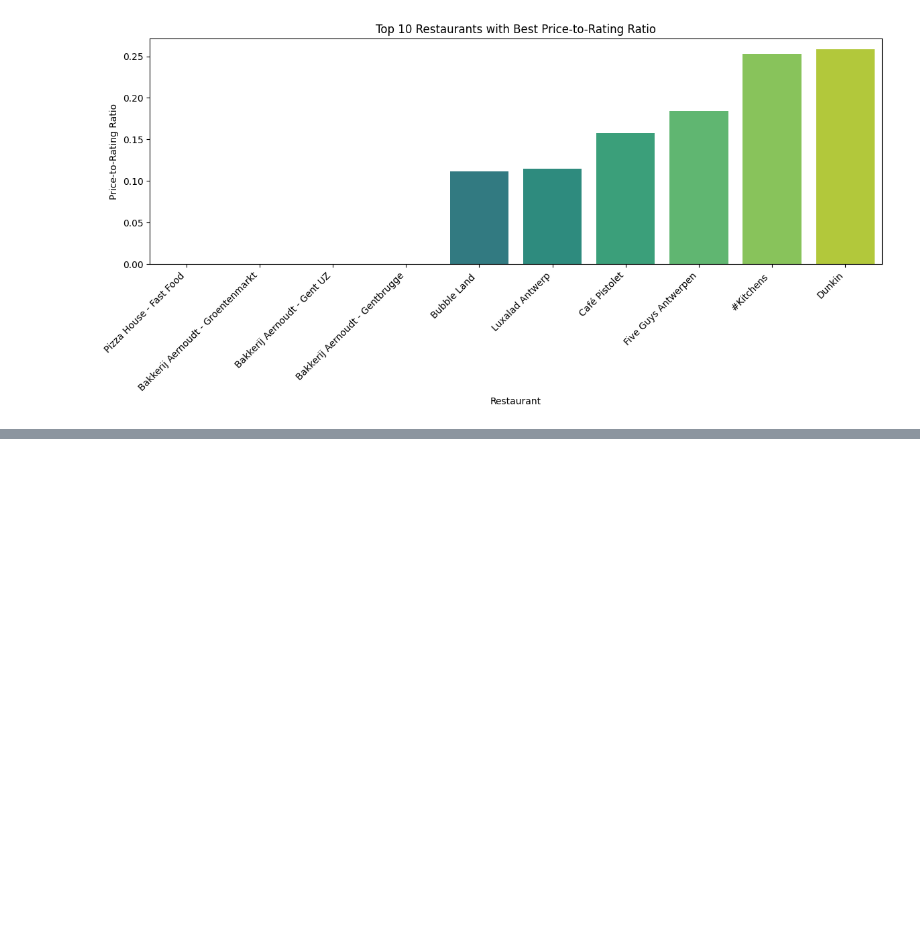
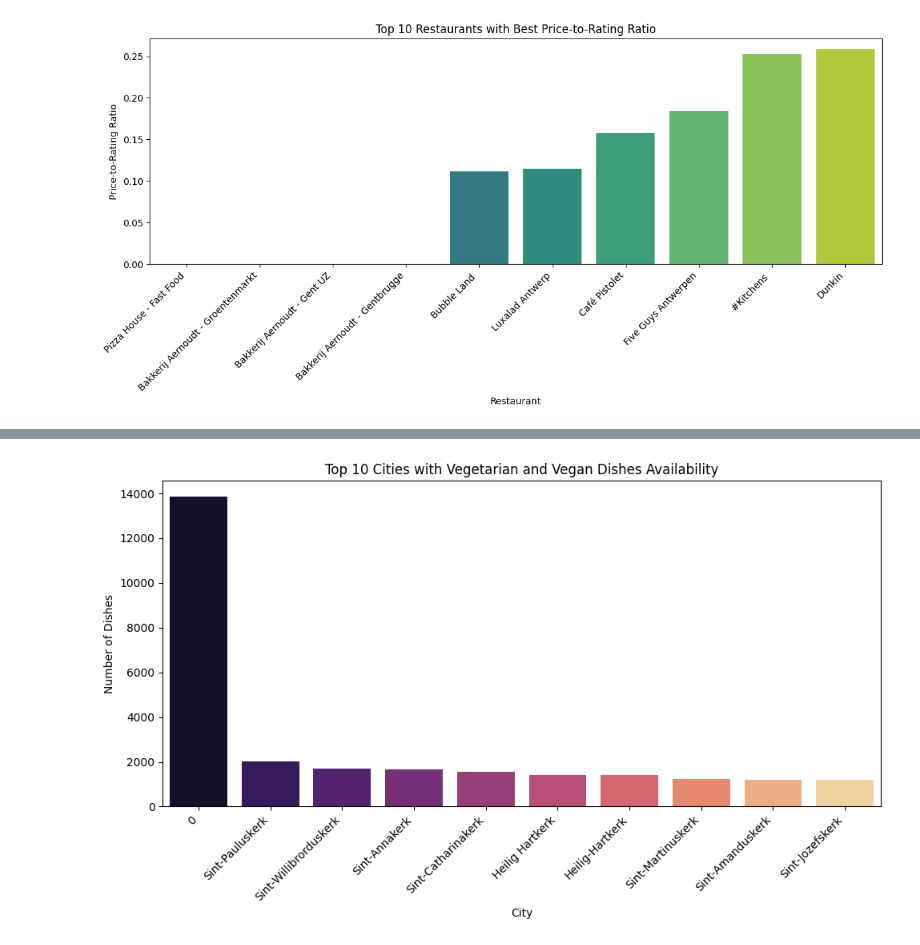
Before and after one commit to dhrisya010/delivery-market-analysis-with-SQL, a Jupyter notebook: market_analysis.ipynb, the cells around one changed output, grey strips where cells are left out. Cells and saved outputs as stored; diff of their text form; code cells hidden in the pictures; blank space fills up the shorter version.

```diff
--- a/market_analysis.ipynb
+++ b/market_analysis.ipynb
@@ -508,49 +506,42 @@ Passing `palette` without assigning `hue` is deprecated and will be removed in v
 [figure]
 # %%
 sql_query = """
+SELECT
+    l.name AS city,
+    COUNT(*) AS availability_count
+FROM
+    locations l
+JOIN
+    locations_to_restaurants ltr ON l.id = ltr.location_id
+JOIN
+    restaurants r ON r.id = ltr.restaurant_id
+JOIN
+    menu_items mi ON mi.restaurant_id = r.id
+WHERE
+    mi.name LIKE '%Vegen%'
+    OR mi.name LIKE '%Vegetarisch%'
+    OR mi.name LIKE '%Veggie%'
+GROUP BY
+    l.name
+ORDER BY
+    availability_count DESC
+LIMIT 10;
+"""
+top_10_cities = query_db(deliveroo_db, sql_query)
 
-SELECT name FROM categories
-JOIN menu_items ON menu_items.name = restaurants.name
-WHERE menu_items.name LIKE '%Vegen%'
-   OR menu_items.name LIKE '%Vegetarisch%'
-   OR menu_items.name LIKE '%Veggie%'
-GROUP BY restaurants.category
-ORDER BY availability_count DESC;
+if top_10_cities is not None and not top_10_cities.empty:
+    print(top_10_cities)
 
-"""
-
-
-
-# Fetch data
-top_cities_veg_veg = query_db(deliveroo_db, sql_query)
-
-if top_cities_veg_veg is not None and not top_cities_veg_veg.empty:
-    print(top_cities_veg_veg)
-
-    # Melt the data for easier plotting
-    melted_data = top_cities_veg_veg.melt(
-        id_vars=["location_name"],
-        value_vars=["vegetarian_count", "vegan_count"],
-        var_name="Dish Type",
-        value_name="Count"
-    )
-
-    # Plot the data using a bar plot
-    plt.figure(figsize=(14, 8))
-    sns.barplot(
-        data=melted_data,
-        x="location_name",
-        y="Count",
-        hue="Dish Type",
-        palette="Set2"
-    )
+    # Plot the data
+    plt.figure(figsize=(10, 6))
+    sns.barplot(data=top_10_cities, x="city", y="availability_count", palette="magma")
     plt.title("Top 10 Cities with Vegetarian and Vegan Dishes Availability")
-    plt.xlabel("Location")
+    plt.xlabel("City")
     plt.ylabel("Number of Dishes")
     plt.xticks(rotation=45, ha="right")
     plt.tight_layout()
     plt.show()
 else:
-    print("No data found for top cities with vegetarian and vegan dishes.")
+    print("No data found for top 10 cities.")
 # %% [output]
 Connection Successful
@@ -585,0 +562 @@ ORDER BY availability_count DESC;
+[figure, added]
```
Also changed, not shown: parts of 6 cells of this notebook, 4 other files.
